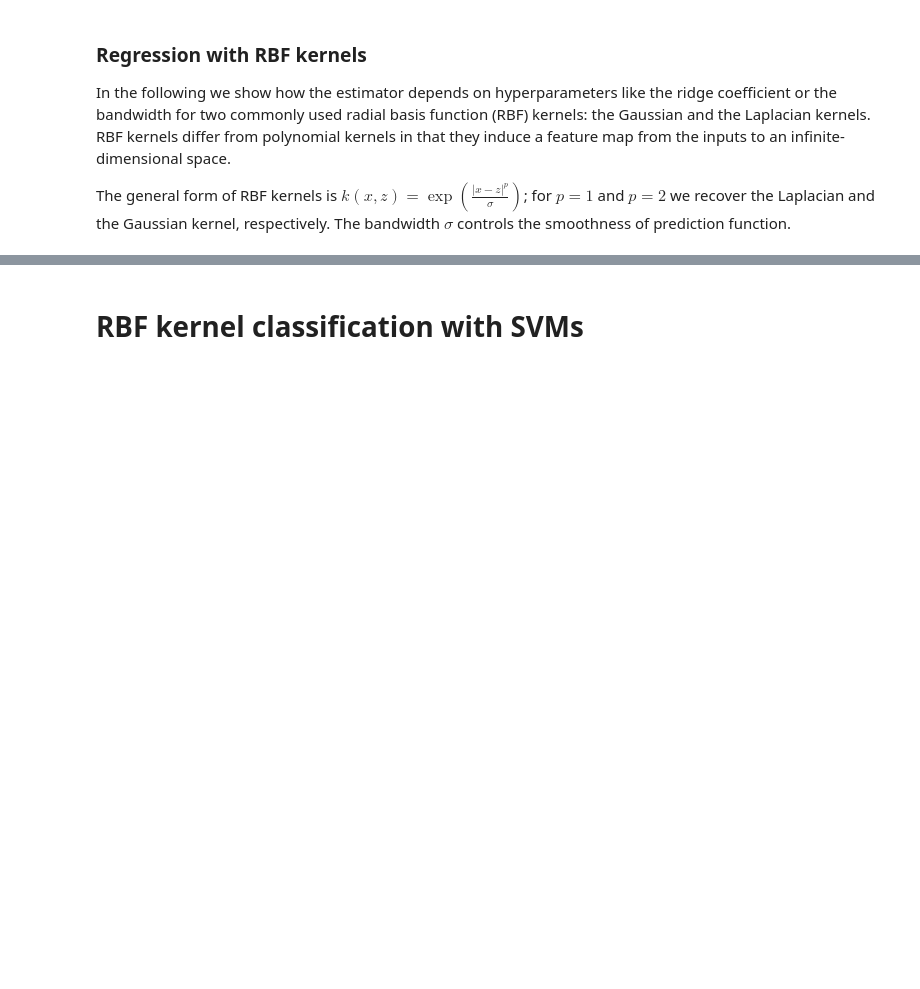
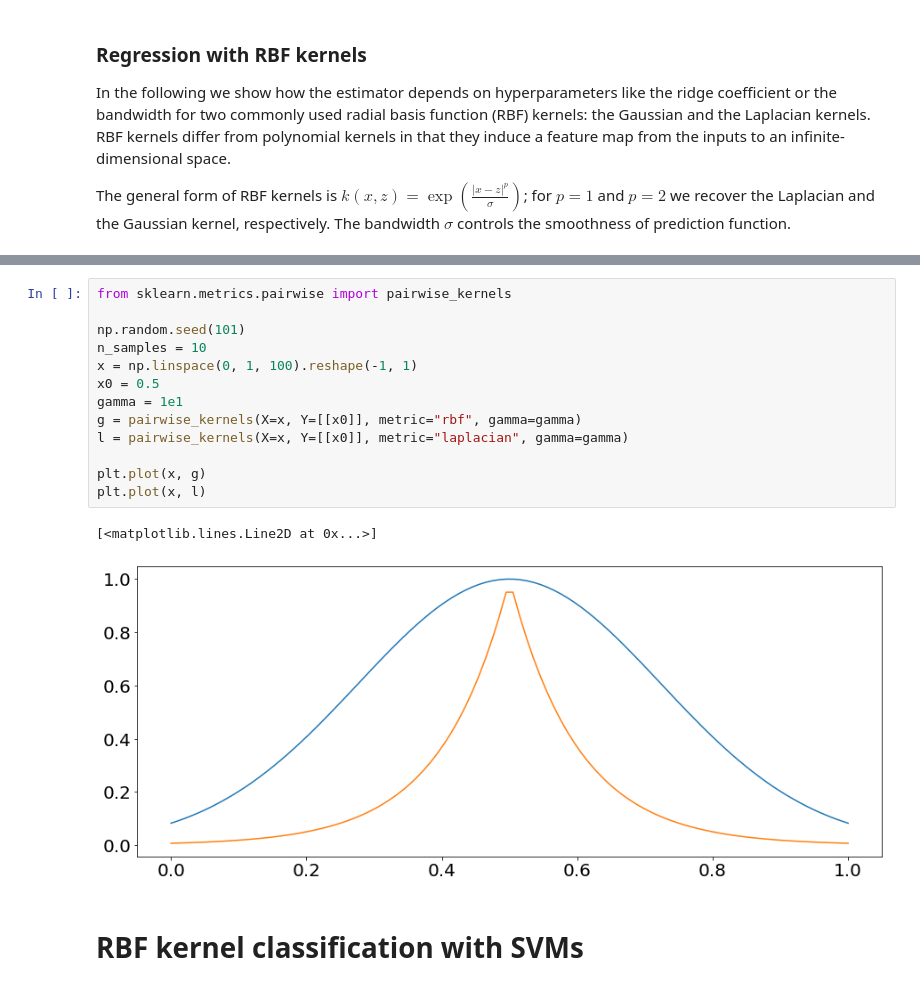
Before and after one commit to rstol/iml-demos, a Jupyter notebook: iml2021/Kernel_prediction.ipynb, the cells around one changed output, grey strips where cells are left out. Saved outputs shown, nothing was run; the diff lists cells and outputs as text; blank space fills up the shorter version.

Commit message:
Fixed laplacian kernel

```diff
--- a/iml2021/Kernel_prediction.ipynb
+++ b/iml2021/Kernel_prediction.ipynb
@@ -283,3 +290,19 @@ interactive(children=(Dropdown(description='Kernel:', options=('Gaussian', 'Lapl
+# %%
+from sklearn.metrics.pairwise import pairwise_kernels
+
+np.random.seed(101)
+n_samples = 10
+x = np.linspace(0, 1, 100).reshape(-1, 1)
+x0 = 0.5
+gamma = 1e1
+g = pairwise_kernels(X=x, Y=[[x0]], metric="rbf", gamma=gamma)
+l = pairwise_kernels(X=x, Y=[[x0]], metric="laplacian", gamma=gamma)
+
+plt.plot(x, g)
+plt.plot(x, l)
+# %% [output]
+[<matplotlib.lines.Line2D at 0x...>]
+[figure, added]
 # %% [markdown]
 # RBF kernel classification with SVMs
 # %%
```
Also changed, not shown: parts of 1 cell of this notebook.
